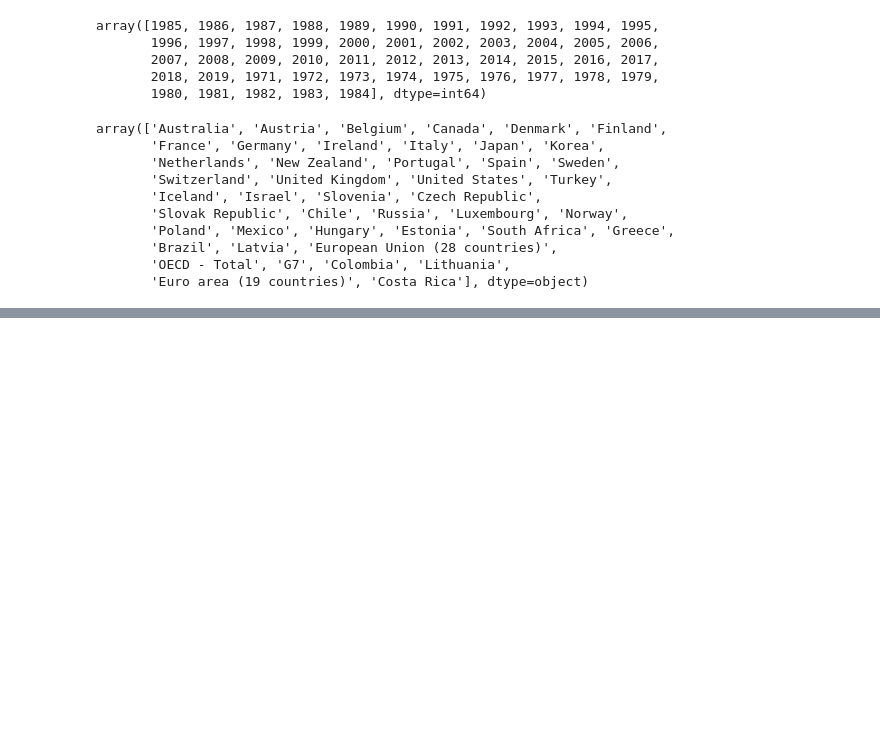
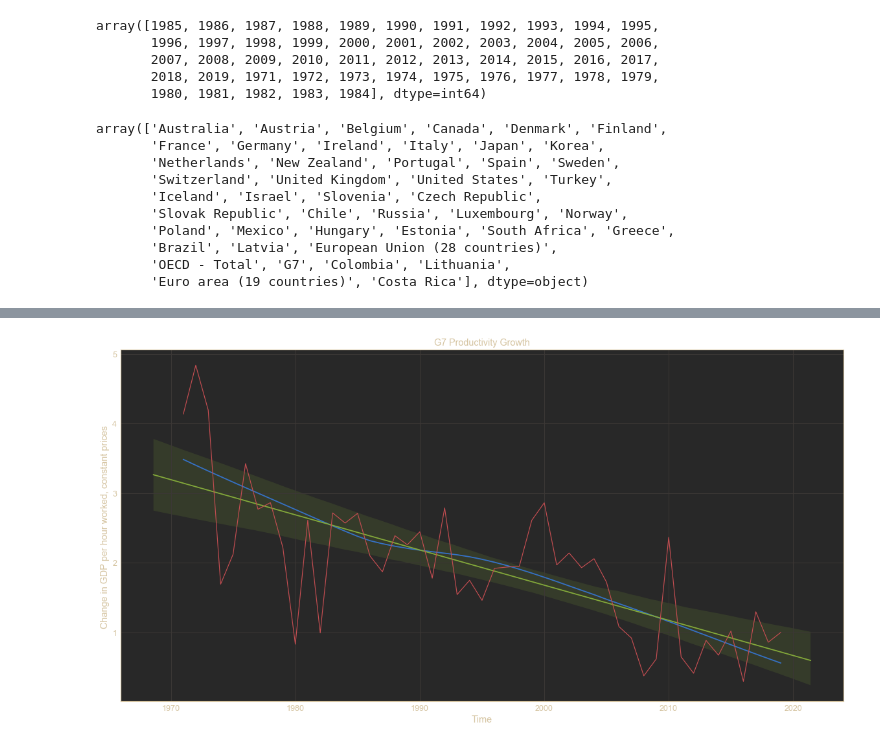
Before and after one commit to mayabenowitz/neuralcraft, a Jupyter notebook: notebooks/1.0-mayab-macroecon.ipynb, the cells around one changed output, grey strips where cells are left out. Saved outputs shown, nothing was run; the diff lists cells and outputs as text; code cells hidden in the pictures; blank space fills up the shorter version.

```diff
--- a/notebooks/1.0-mayab-macroecon.ipynb
+++ b/notebooks/1.0-mayab-macroecon.ipynb
@@ -111 +182,9 @@ regplot(df, 'United States')
+# %%
+regplot(
+    df,
+    country='G7',
+    subject='GDP per hour worked, constant prices '
+)
+# %% [output]
+[figure, added]
 # %%
```
Also changed, not shown: parts of 13 cells of this notebook.
